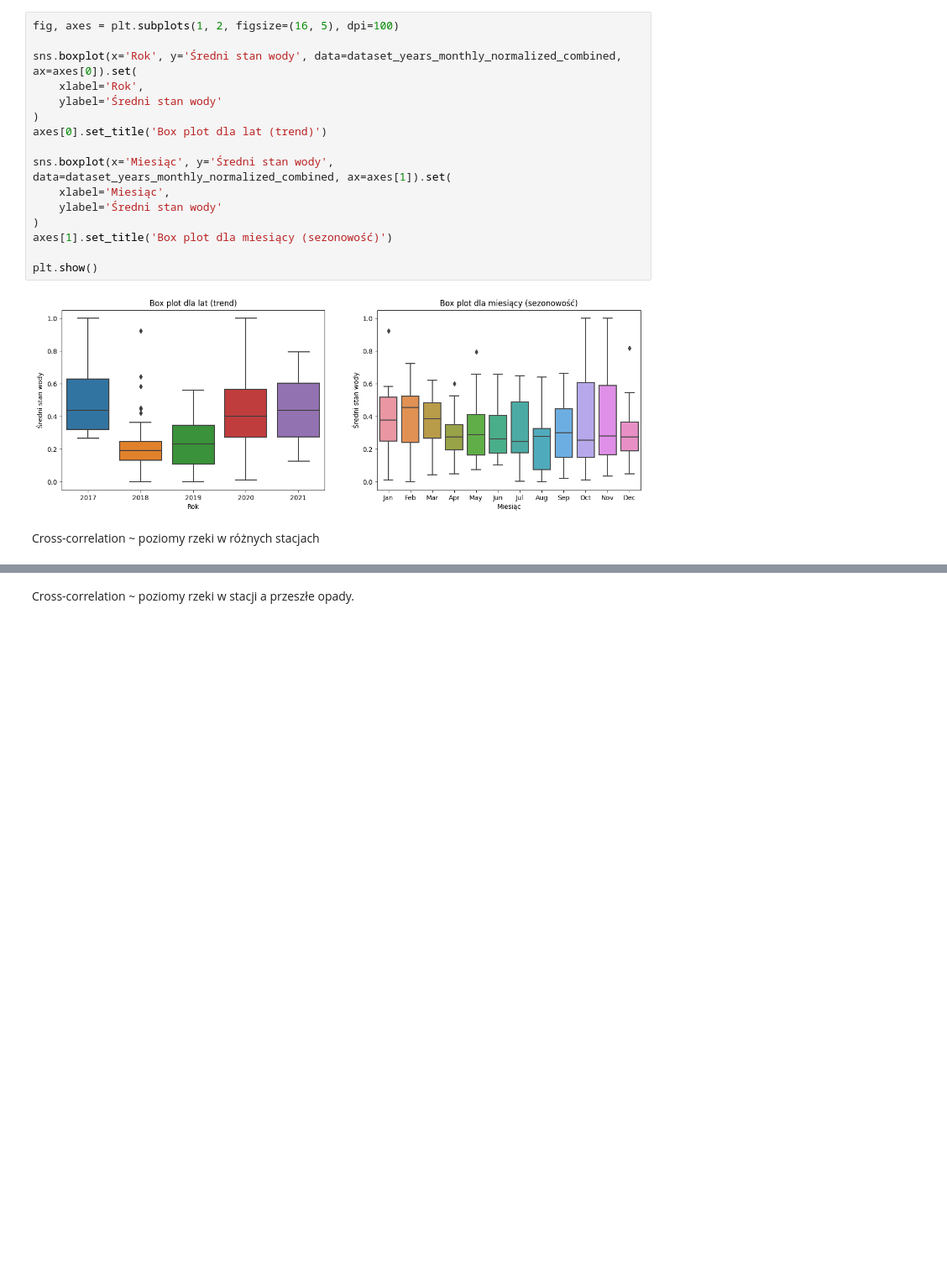
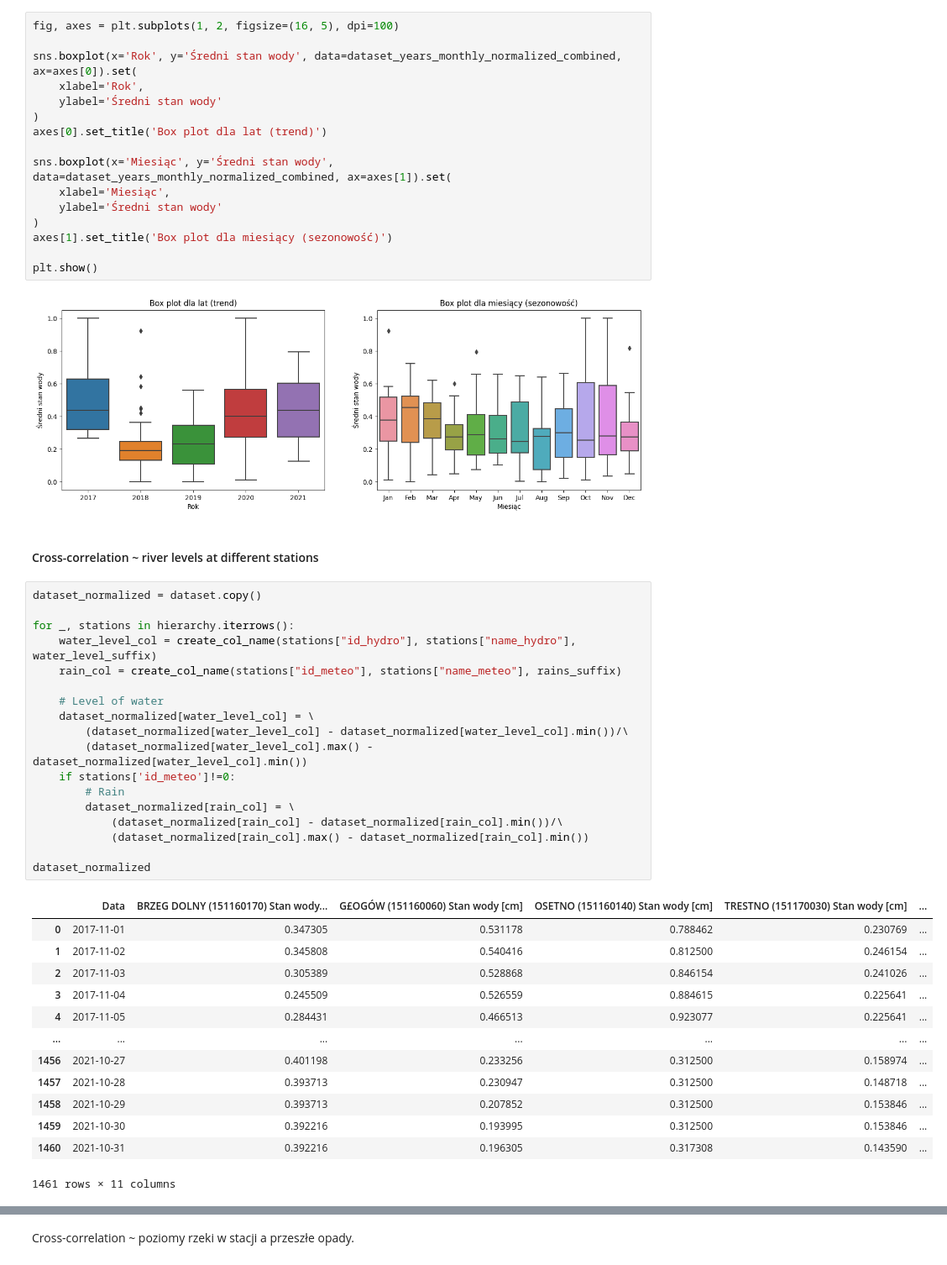
Before and after one commit to it4datascience/CuValley-Batmaja, a Jupyter notebook: expl_data_analysis/EDA.ipynb, the cells around one changed output, grey strips where cells are left out. Shown at 84% size. Drawn from its saved outputs; the diff is of its cells as text; blank space fills up the shorter version.

```diff
--- a/expl_data_analysis/EDA.ipynb
+++ b/expl_data_analysis/EDA.ipynb
@@ -254,4 +255,36 @@ plt.show()
 # %% [output]
 [figure]
 # %% [markdown]
-Cross-correlation ~ poziomy rzeki w różnych stacjach
+#### Cross-correlation ~ river levels at different stations
+# %%
+dataset_normalized = dataset.copy()
+
+for _, stations in hierarchy.iterrows():
+    water_level_col = create_col_name(stations["id_hydro"], stations["name_hydro"], water_level_suffix)
+    rain_col = create_col_name(stations["id_meteo"], stations["name_meteo"], rains_suffix)
+
+    # Level of water
+    dataset_normalized[water_level_col] = \
+        (dataset_normalized[water_level_col] - dataset_normalized[water_level_col].min())/\
+        (dataset_normalized[water_level_col].max() - dataset_normalized[water_level_col].min())
+    if stations['id_meteo']!=0:
+        # Rain
+        dataset_normalized[rain_col] = \
+            (dataset_normalized[rain_col] - dataset_normalized[rain_col].min())/\
+            (dataset_normalized[rain_col].max() - dataset_normalized[rain_col].min())
+
+dataset_normalized
+# %% [output]
+|  | Data | BRZEG DOLNY (151160170) Stan wody... | G£OGÓW (151160060) Stan wody [cm] | OSETNO (151160140) Stan wody [cm] | TRESTNO (151170030) Stan wody [cm] | ... |
+| 0 | 2017-11-01 | 0.347305 | 0.531178 | 0.788462 | 0.230769 | ... |
+| 1 | 2017-11-02 | 0.345808 | 0.540416 | 0.812500 | 0.246154 | ... |
+| 2 | 2017-11-03 | 0.305389 | 0.528868 | 0.846154 | 0.241026 | ... |
+| 3 | 2017-11-04 | 0.245509 | 0.526559 | 0.884615 | 0.225641 | ... |
+| 4 | 2017-11-05 | 0.284431 | 0.466513 | 0.923077 | 0.225641 | ... |
+| ... | ... | ... | ... | ... | ... | ... |
+| 1456 | 2021-10-27 | 0.401198 | 0.233256 | 0.312500 | 0.158974 | ... |
+| 1457 | 2021-10-28 | 0.393713 | 0.230947 | 0.312500 | 0.148718 | ... |
+| 1458 | 2021-10-29 | 0.393713 | 0.207852 | 0.312500 | 0.153846 | ... |
+| 1459 | 2021-10-30 | 0.392216 | 0.193995 | 0.312500 | 0.153846 | ... |
+| 1460 | 2021-10-31 | 0.392216 | 0.196305 | 0.317308 | 0.143590 | ... |
+1461 rows × 11 columns
```
Also changed, not shown: parts of 25 cells of this notebook.
